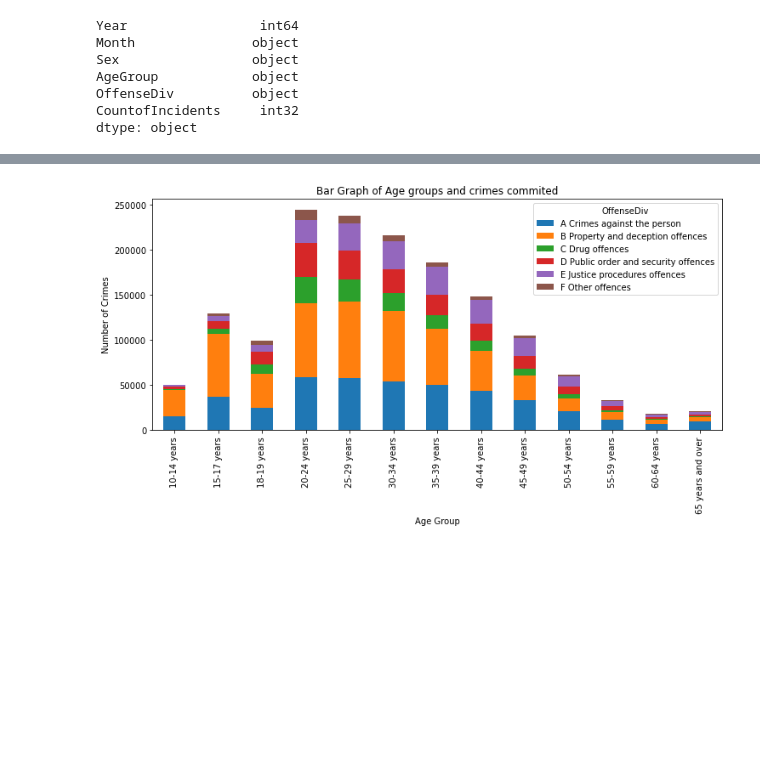
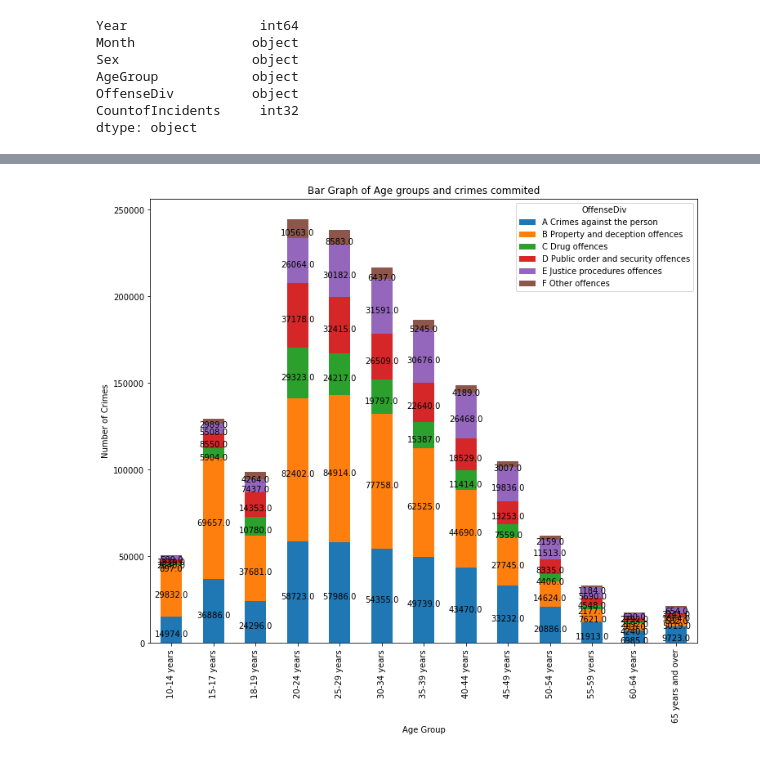
Before and after one commit to amir-motlagh/Project-01, a Jupyter notebook: crime_age_group/Project_01_Final.ipynb, the cells around one changed output, grey strips where cells are left out. Drawn from its saved outputs; the diff is of its cells as text; code cells hidden in the pictures; blank space fills up the shorter version.

```diff
--- a/crime_age_group/Project_01_Final.ipynb
+++ b/crime_age_group/Project_01_Final.ipynb
@@ -64,15 +64,15 @@ ax.set_title("Bar Graph of Gender - Age Group", y = 1)
 ax.set_xlabel('Age Groups')
 ax.set_ylabel('Total Crimes committed')
 
-# for rect in ax.patches:
-#     y_value = rect.get_height()
-#     x_value = rect.get_x() + rect.get_width() / 2
-#     space = 1
-#     label = format(y_value)
-#     #formatting labels and the values
-#     ax.annotate(label, (x_value, y_value), xytext=(0, space), textcoords="offset points", ha='center', va='bottom')
+for rect in ax.patches:
+    y_value = rect.get_height()
+    x_value = rect.get_x() + rect.get_width() / 2
+    space = 1
+    label = format(y_value)
+    #formatting labels and the values
+    ax.annotate(label, (x_value, y_value), xytext=(0, space), textcoords="offset points", ha='center', va='bottom')
 
-plt.savefig("Fig1__Gender_Age_Group.png")
+# plt.savefig("Fig1__Gender_Age_Group.png")
 plt.show()
 # %% [output]
 <Figure size 504x432 with 0 Axes>
@@ -84,28 +87,28 @@ plt.show()
 # %%
 #Graph 2
 gender1 = df.groupby(['AgeGroup', 'OffenseDiv']).CountofIncidents.sum().unstack()
 # plt.rcParams["figure.autolayout"] = True
-plt.rcParams["figure.figsize"] = (12, 5)
+plt.rcParams["figure.figsize"] = (12, 10)
 # plt.figure(figsize=(20, 20))
 ax = gender1.plot(kind='bar', stacked=True)
 ax.set_title("Bar Graph of Age groups and crimes commited", y = 1)
 ax.set_xlabel('Age Group')
 ax.set_ylabel('Number of Crimes')
 
-# for rect in ax.patches:
-#     height = rect.get_height()
-#     width =rect.get_width()
-#     x = rect.get_x()
-#     y = rect.get_y()
-#     label_text = height
-#     label_y = y + height / 2
-#     label_x = x + width / 2
-#     ax.text(label_x, label_y, label_text, ha='center',
-#             va='top')
+for rect in ax.patches:
+    height = rect.get_height()
+    width =rect.get_width()
+    x = rect.get_x()
+    y = rect.get_y()
+    label_text = height
+    label_y = y + height / 2
+    label_x = x + width / 2
+    ax.text(label_x, label_y, label_text, ha='center',
+            va='top')
 
 manager = plt.get_current_fig_manager()
 manager.full_screen_toggle()
-plt.savefig("Fig2_Age_Group_Crime.png")
+# plt.savefig("Fig2_Age_Group_Crime.png")
 plt.show()
 # %% [output]
-[figure, old version]
+[figure, new version]
```
Also changed, not shown: parts of 4 cells of this notebook, 1 other file.
